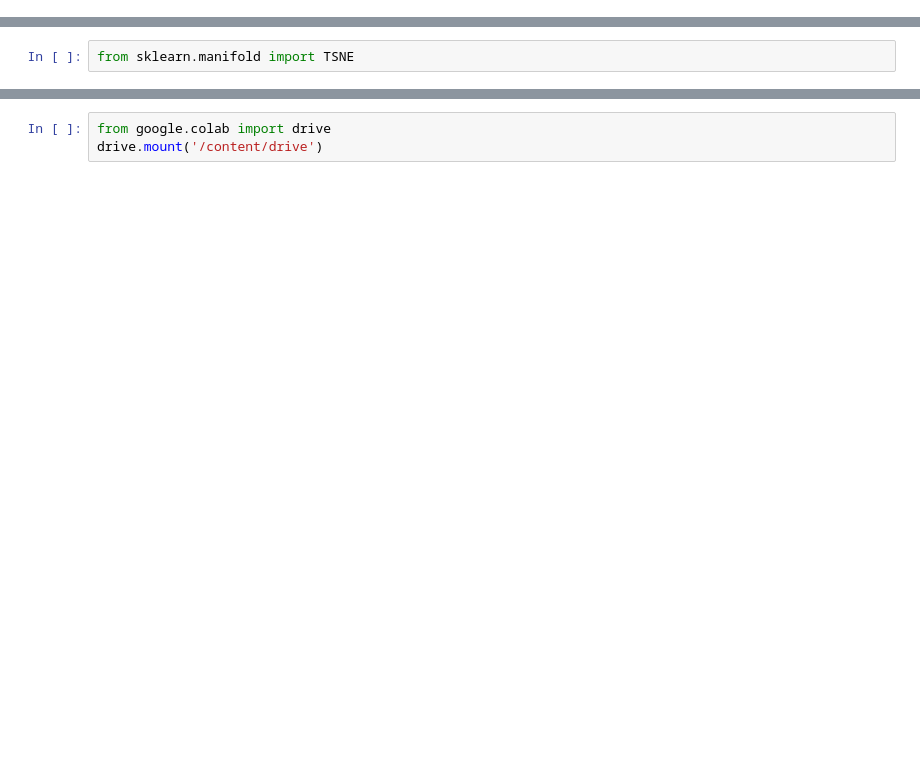
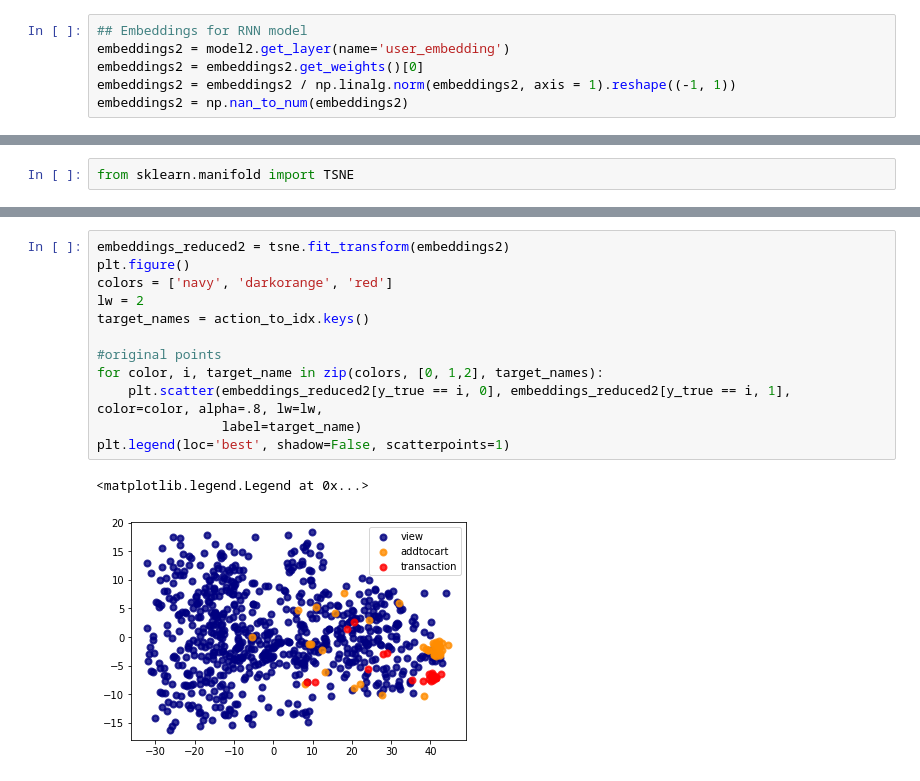
Before and after one commit to j3nguyen/user_item_embeddings, a Jupyter notebook: NextAction.ipynb, the cells around one changed output, grey strips where cells are left out. Saved outputs shown, nothing was run; the diff lists cells and outputs as text; blank space fills up the shorter version.

```diff
--- a/NextAction.ipynb
+++ b/NextAction.ipynb
@@ -311,0 +573,6 @@ array([[-0.02442238, -0.11238019,  0.14504206, ...,  0.11763352,
+# %%
+## Embeddings for RNN model
+embeddings2 = model2.get_layer(name='user_embedding')
+embeddings2 = embeddings2.get_weights()[0]
+embeddings2 = embeddings2 / np.linalg.norm(embeddings2, axis = 1).reshape((-1, 1))
+embeddings2 = np.nan_to_num(embeddings2)
@@ -333,3 +613,15 @@ plt.legend(loc='best', shadow=False, scatterpoints=1)
-# %%
-from google.colab import drive
-drive.mount('/content/drive')
+# %%
+embeddings_reduced2 = tsne.fit_transform(embeddings2)
+plt.figure()
+colors = ['navy', 'darkorange', 'red']
+lw = 2
+target_names = action_to_idx.keys()
+
+#original points
+for color, i, target_name in zip(colors, [0, 1,2], target_names):
+    plt.scatter(embeddings_reduced2[y_true == i, 0], embeddings_reduced2[y_true == i, 1], color=color, alpha=.8, lw=lw,
+                label=target_name)
+plt.legend(loc='best', shadow=False, scatterpoints=1)
+# %% [output]
+<matplotlib.legend.Legend at 0x...>
+[figure, added]
```
Also changed, not shown: parts of 88 cells of this notebook.
